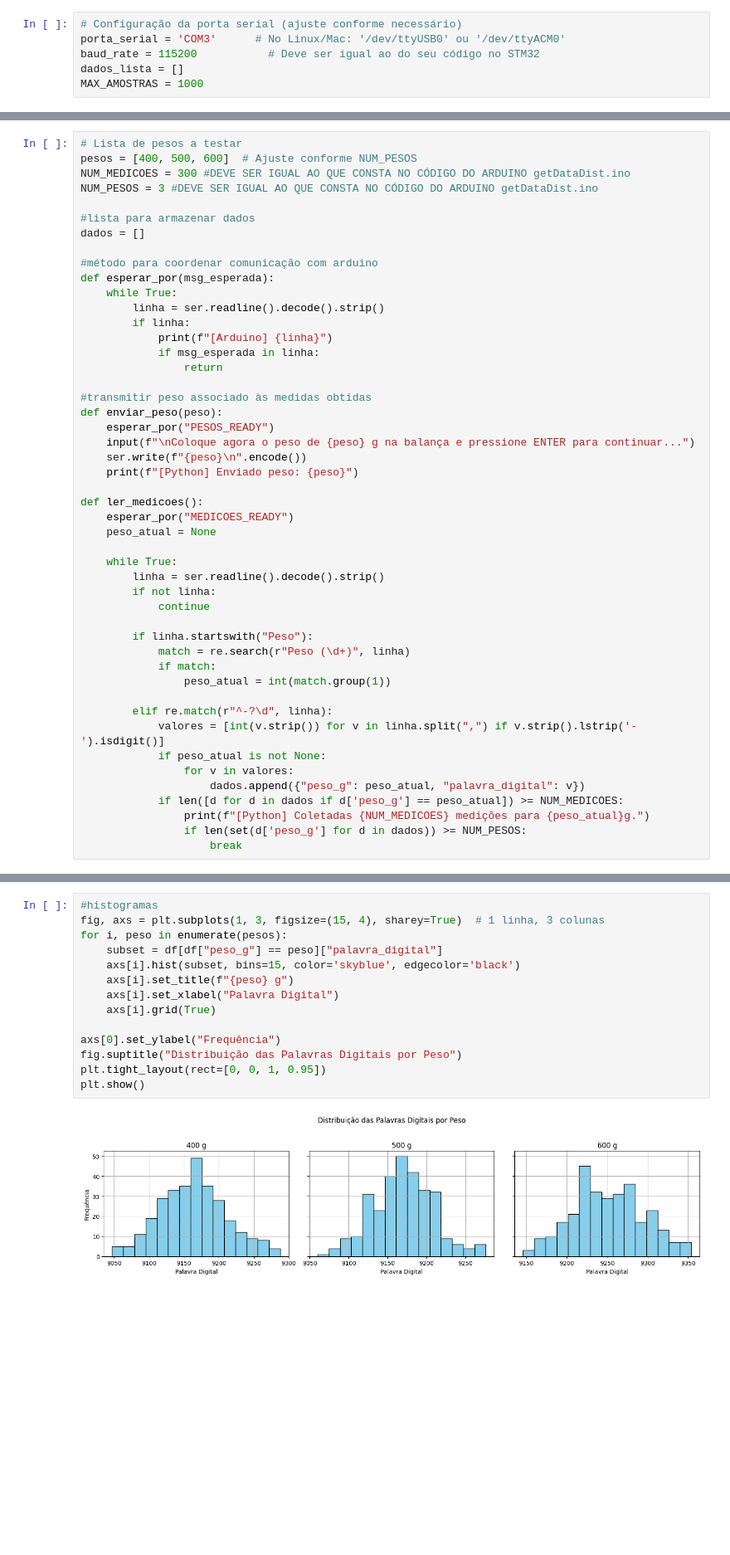
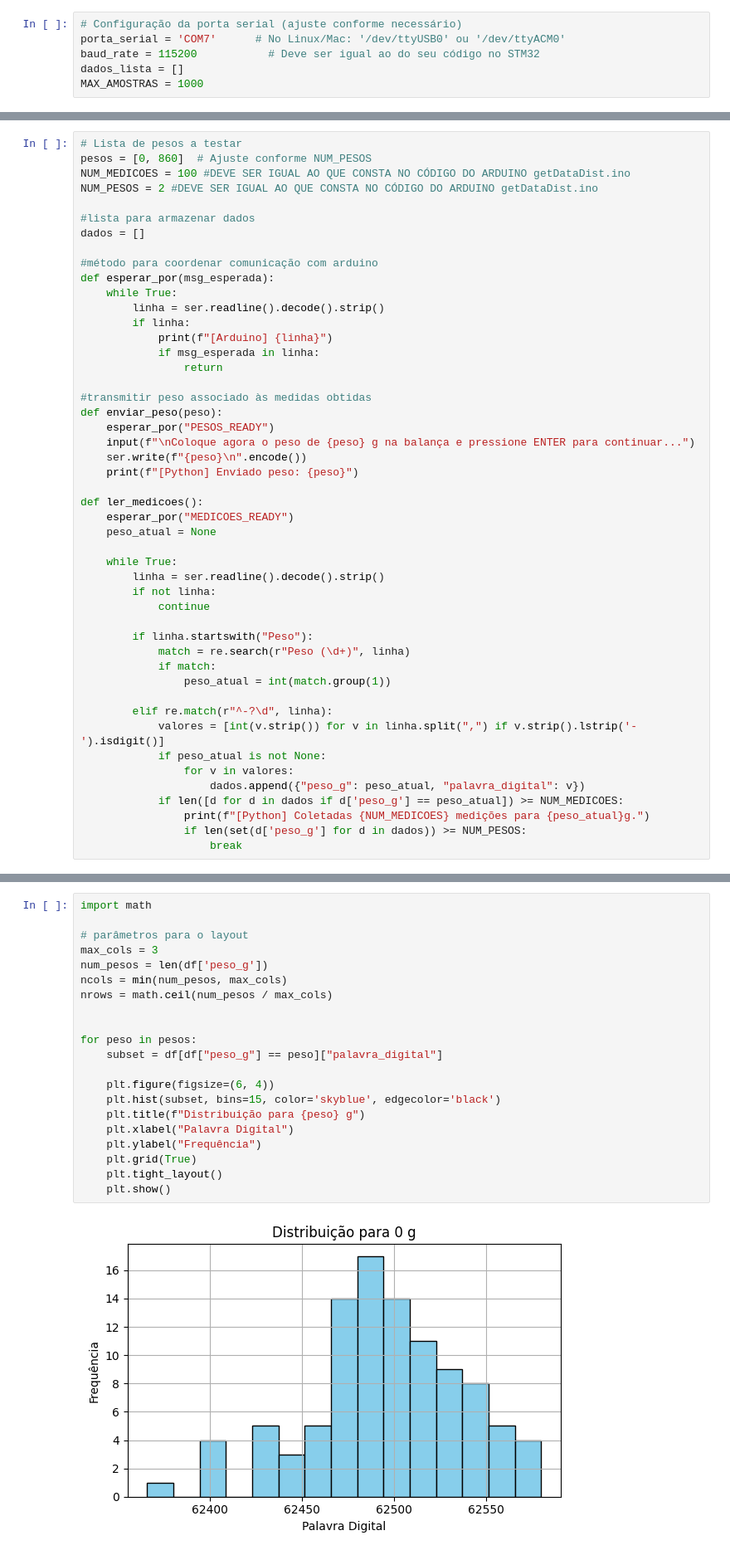
Before and after one commit to diogo-gampe/Pibic-BLDC-DataAcquisition, a Jupyter notebook: scripts/scripts_notebook.ipynb, the cells around one changed output, grey strips where cells are left out. Shown at 83% size. Cells and saved outputs as stored; diff of their text form; blank space fills up the shorter version.

```diff
--- a/scripts/scripts_notebook.ipynb
+++ b/scripts/scripts_notebook.ipynb
@@ -10,7 +10,7 @@ import re
 ## Python para obtenção, processamento e validação dos dados
 # %%
 # Configuração da porta serial (ajuste conforme necessário)
-porta_serial = 'COM3'      # No Linux/Mac: '/dev/ttyUSB0' ou '/dev/ttyACM0'
+porta_serial = 'COM7'      # No Linux/Mac: '/dev/ttyUSB0' ou '/dev/ttyACM0'
 baud_rate = 115200           # Deve ser igual ao do seu código no STM32
 dados_lista = []
 MAX_AMOSTRAS = 1000
@@ -200,9 +200,9 @@ O objetivo é analisar a distribuição probabilística dos sensores de aquisiç
 Nessa seção é preciso utilizar o código de STM32 getDistData.ino
 # %%
 # Lista de pesos a testar
-pesos = [400, 500, 600]  # Ajuste conforme NUM_PESOS
-NUM_MEDICOES = 300 #DEVE SER IGUAL AO QUE CONSTA NO CÓDIGO DO ARDUINO getDataDist.ino
-NUM_PESOS = 3 #DEVE SER IGUAL AO QUE CONSTA NO CÓDIGO DO ARDUINO getDataDist.ino
+pesos = [0, 860]  # Ajuste conforme NUM_PESOS
+NUM_MEDICOES = 100 #DEVE SER IGUAL AO QUE CONSTA NO CÓDIGO DO ARDUINO getDataDist.ino
+NUM_PESOS = 2 #DEVE SER IGUAL AO QUE CONSTA NO CÓDIGO DO ARDUINO getDataDist.ino
 
 #lista para armazenar dados
 dados = []
@@ -285,16 +292,23 @@ Coloque agora o peso de 500 g na balança e pressione ENTER para continuar...
 # %%
-#histogramas
-fig, axs = plt.subplots(1, 3, figsize=(15, 4), sharey=True)  # 1 linha, 3 colunas
-for i, peso in enumerate(pesos):
+import math
+
+# parâmetros para o layout
+max_cols = 3
+num_pesos = len(df['peso_g'])
+ncols = min(num_pesos, max_cols)
+nrows = math.ceil(num_pesos / max_cols)
+
+
+for peso in pesos:
     subset = df[df["peso_g"] == peso]["palavra_digital"]
-    axs[i].hist(subset, bins=15, color='skyblue', edgecolor='black')
-    axs[i].set_title(f"{peso} g")
-    axs[i].set_xlabel("Palavra Digital")
-    axs[i].grid(True)
 
-axs[0].set_ylabel("Frequência")
-fig.suptitle("Distribuição das Palavras Digitais por Peso")
-plt.tight_layout(rect=[0, 0, 1, 0.95])
-plt.show()
+    plt.figure(figsize=(6, 4))
+    plt.hist(subset, bins=15, color='skyblue', edgecolor='black')
+    plt.title(f"Distribuição para {peso} g")
+    plt.xlabel("Palavra Digital")
+    plt.ylabel("Frequência")
+    plt.grid(True)
+    plt.tight_layout()
+    plt.show()
 # %% [output]
-[figure, old version]
+[figure, new version]
```
Also changed, not shown: parts of 6 cells of this notebook, 25 other files.
